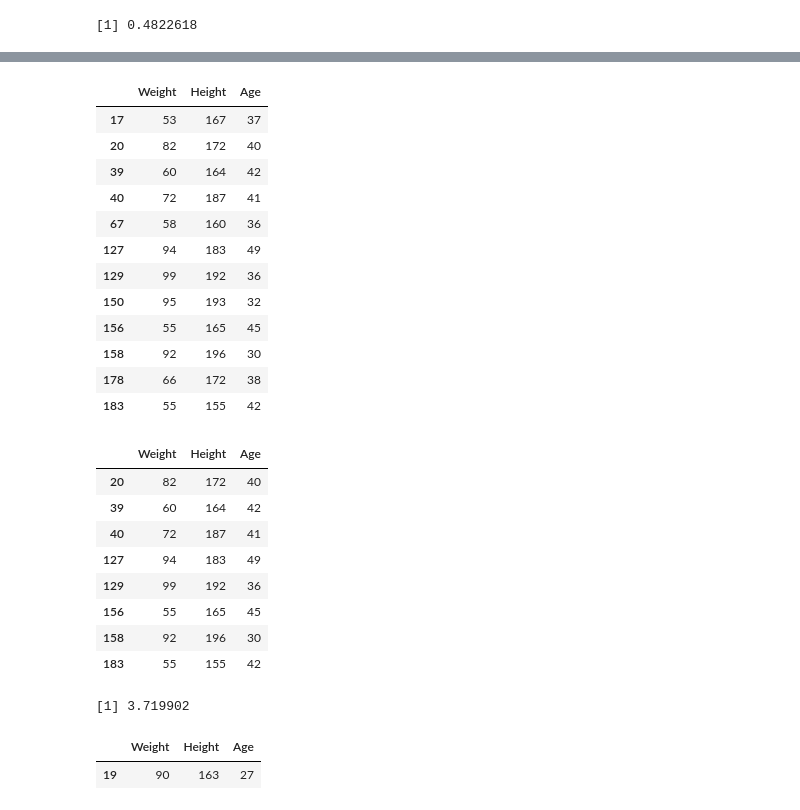
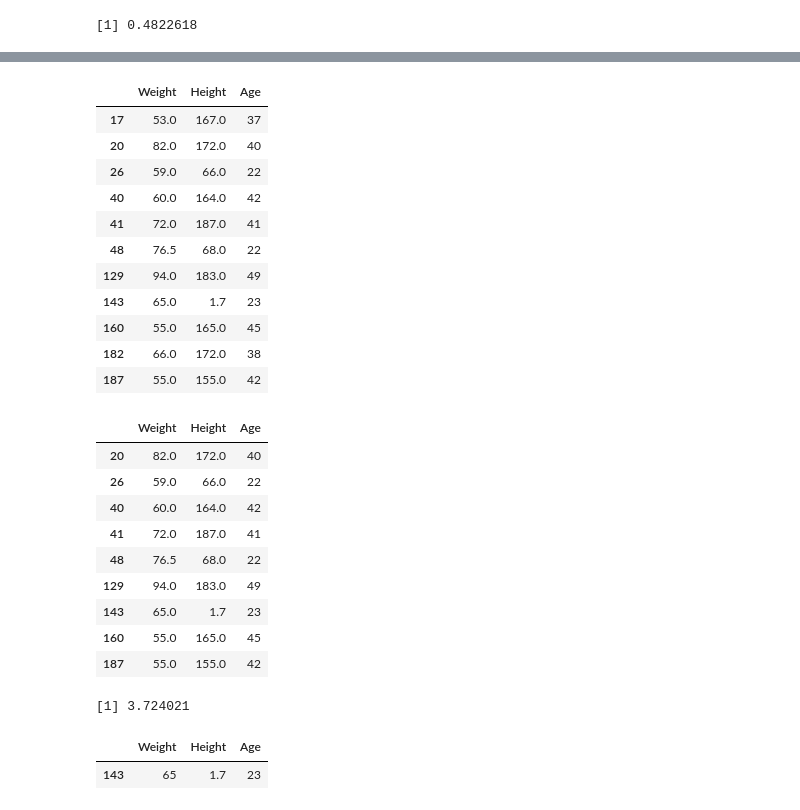
Before and after one commit to jamii/jamii.github.com, a Jupyter notebook: classes/stats/Week4.ipynb, the cells around one changed output, grey strips where cells are left out. Cells and saved outputs as stored; diff of their text form; code cells hidden in the pictures.

```diff
--- a/classes/stats/Week4.ipynb
+++ b/classes/stats/Week4.ipynb
@@ -6,7 +6,7 @@ sqrt((3487.37 - 2676.29) / 3487.37)
 [1] 0.4822618
 # %%
 library(foreign)
-d <- as.data.frame(read.spss("./2017_Questionnaire_1_cleaned.sav"))
+d <- as.data.frame(read.spss("./2017_Questionnaire_1.sav"))
 d <- d[,c("Weight", "Height","Age")]
 d <- d[complete.cases(d),]
 summary(d)
@@ -48,42 +48,42 @@ F-statistic: 115.1 on 2 and 186 DF,  p-value: < 2.2e-16
 # %%
 predictors <- as.matrix(d[,c("Height","Age")])
 mahal <- mahalanobis(predictors, colMeans(predictors), cov(predictors))
-d[which(mahal >= qchisq(1-.05,df=ncol(predictors))),]
+d[mahal >= qchisq(1-.05,df=ncol(predictors)),]
 # %% [output]
 |  | Weight | Height | Age |
-| 17 | 53 | 167 | 37 |
-| 20 | 82 | 172 | 40 |
-| 39 | 60 | 164 | 42 |
-| 40 | 72 | 187 | 41 |
-| 67 | 58 | 160 | 36 |
-| 127 | 94 | 183 | 49 |
-| 129 | 99 | 192 | 36 |
-| 150 | 95 | 193 | 32 |
-| 156 | 55 | 165 | 45 |
-| 158 | 92 | 196 | 30 |
-| 178 | 66 | 172 | 38 |
-| 183 | 55 | 155 | 42 |
+| 17 | 53.0 | 167.0 | 37 |
+| 20 | 82.0 | 172.0 | 40 |
+| 26 | 59.0 | 66.0 | 22 |
+| 40 | 60.0 | 164.0 | 42 |
+| 41 | 72.0 | 187.0 | 41 |
+| 48 | 76.5 | 68.0 | 22 |
+| 129 | 94.0 | 183.0 | 49 |
+| 143 | 65.0 | 1.7 | 23 |
+| 160 | 55.0 | 165.0 | 45 |
+| 182 | 66.0 | 172.0 | 38 |
+| 187 | 55.0 | 155.0 | 42 |
 # %%
 lever <- hatvalues(model)
-d[which(lever > (2*4)/nrow(d)),]
+d[lever > (2*4)/nrow(d),]
 # %% [output]
 |  | Weight | Height | Age |
-| 20 | 82 | 172 | 40 |
-| 39 | 60 | 164 | 42 |
-| 40 | 72 | 187 | 41 |
-| 127 | 94 | 183 | 49 |
-| 129 | 99 | 192 | 36 |
-| 156 | 55 | 165 | 45 |
-| 158 | 92 | 196 | 30 |
-| 183 | 55 | 155 | 42 |
+| 20 | 82.0 | 172.0 | 40 |
+| 26 | 59.0 | 66.0 | 22 |
+| 40 | 60.0 | 164.0 | 42 |
+| 41 | 72.0 | 187.0 | 41 |
+| 48 | 76.5 | 68.0 | 22 |
+| 129 | 94.0 | 183.0 | 49 |
+| 143 | 65.0 | 1.7 | 23 |
+| 160 | 55.0 | 165.0 | 45 |
+| 187 | 55.0 | 155.0 | 42 |
 # %%
 sdr <- rstudent(model)
 qt(1-(.05/2)/nrow(d),df=nrow(d)-4-1)
-d[which(abs(sdr) >= qt(1-(.05/2)/nrow(d),df=nrow(d)-4-1)),]
+d[abs(sdr) >= qt(1-(.05/2)/nrow(d),df=nrow(d)-4-1),]
 # %% [output]
-[1] 3.719902
+[1] 3.724021
 |  | Weight | Height | Age |
-| 19 | 90 | 163 | 27 |
+| 143 | 65 | 1.7 | 23 |
 # %%
 cooksd <- cooks.distance(model)
 summary(cooksd)
```
Also changed, not shown: parts of 35 cells of this notebook, 2 other files.
